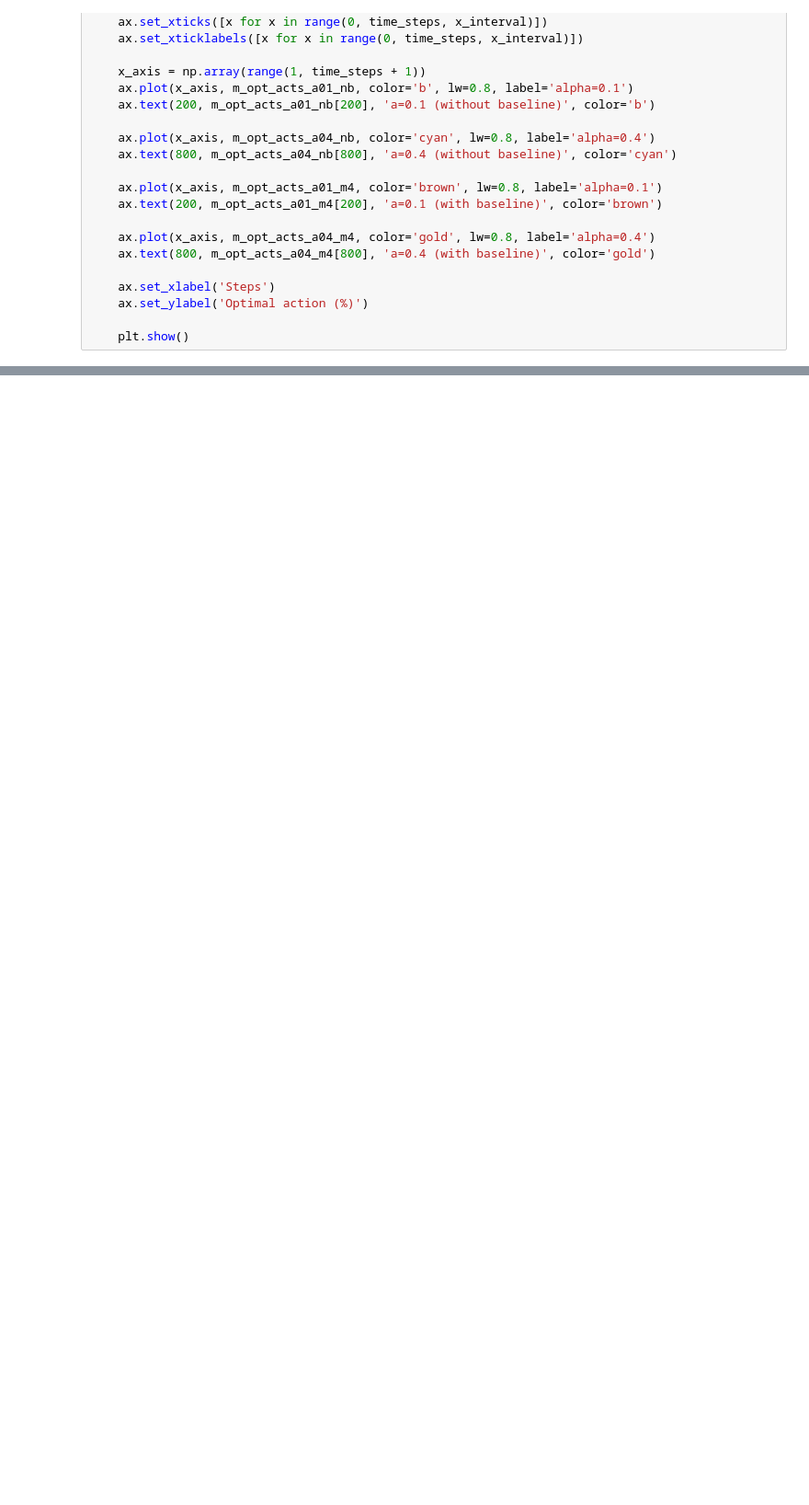
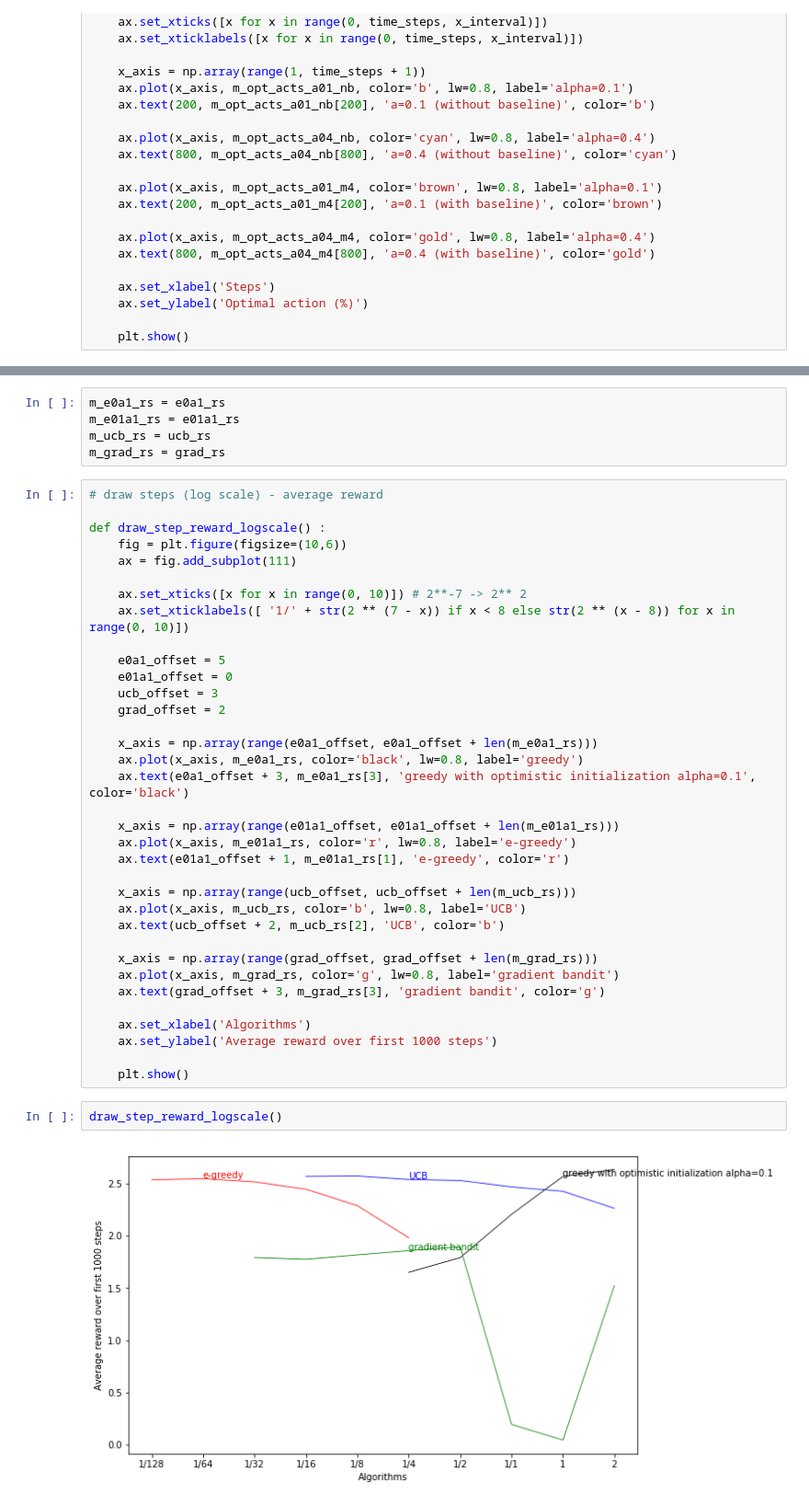
Before and after one commit to Ingenjoy/reinforcement2e, a Jupyter notebook: chapter2/chapter2_yoonforh.ipynb, the cells around one changed output, grey strips where cells are left out. Shown at 92% size. Drawn from its saved outputs; the diff is of its cells as text; blank space fills up the shorter version.

```diff
--- a/chapter2/chapter2_yoonforh.ipynb
+++ b/chapter2/chapter2_yoonforh.ipynb
@@ -1296,0 +1411,44 @@ due to non-stationary ?
+# %%
+m_e0a1_rs = e0a1_rs
+m_e01a1_rs = e01a1_rs
+m_ucb_rs = ucb_rs
+m_grad_rs = grad_rs
+# %%
+# draw steps (log scale) - average reward
+
+def draw_step_reward_logscale() :
+    fig = plt.figure(figsize=(10,6))
+    ax = fig.add_subplot(111)
+
+    ax.set_xticks([x for x in range(0, 10)]) # 2**-7 -> 2** 2
+    ax.set_xticklabels([ '1/' + str(2 ** (7 - x)) if x < 8 else str(2 ** (x - 8)) for x in range(0, 10)])
+
+    e0a1_offset = 5
+    e01a1_offset = 0
+    ucb_offset = 3
+    grad_offset = 2
+
+    x_axis = np.array(range(e0a1_offset, e0a1_offset + len(m_e0a1_rs)))
+    ax.plot(x_axis, m_e0a1_rs, color='black', lw=0.8, label='greedy')
+    ax.text(e0a1_offset + 3, m_e0a1_rs[3], 'greedy with optimistic initialization alpha=0.1', color='black')
+
+    x_axis = np.array(range(e01a1_offset, e01a1_offset + len(m_e01a1_rs)))
+    ax.plot(x_axis, m_e01a1_rs, color='r', lw=0.8, label='e-greedy')
+    ax.text(e01a1_offset + 1, m_e01a1_rs[1], 'e-greedy', color='r')
+
+    x_axis = np.array(range(ucb_offset, ucb_offset + len(m_ucb_rs)))
+    ax.plot(x_axis, m_ucb_rs, color='b', lw=0.8, label='UCB')
+    ax.text(ucb_offset + 2, m_ucb_rs[2], 'UCB', color='b')
+
+    x_axis = np.array(range(grad_offset, grad_offset + len(m_grad_rs)))
+    ax.plot(x_axis, m_grad_rs, color='g', lw=0.8, label='gradient bandit')
+    ax.text(grad_offset + 3, m_grad_rs[3], 'gradient bandit', color='g')
+
+    ax.set_xlabel('Algorithms')
+    ax.set_ylabel('Average reward over first 1000 steps')
+
+    plt.show()
+# %%
+draw_step_reward_logscale()
+# %% [output]
+[figure, added]
```
Also changed, not shown: parts of 14 cells of this notebook.
